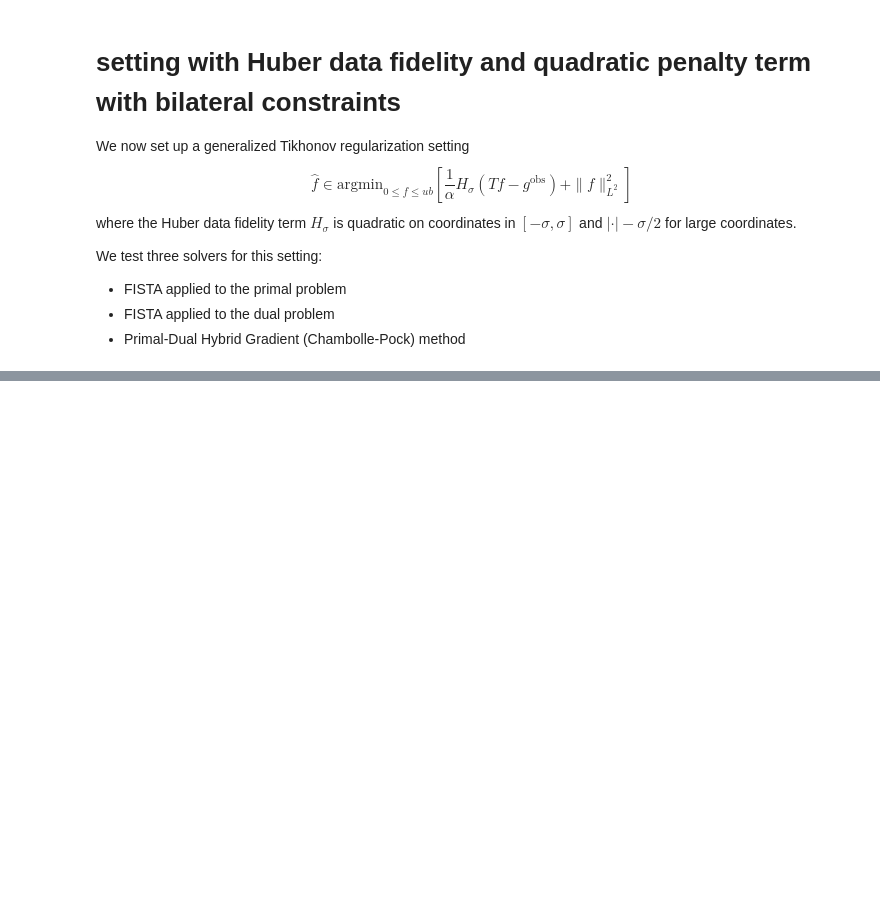
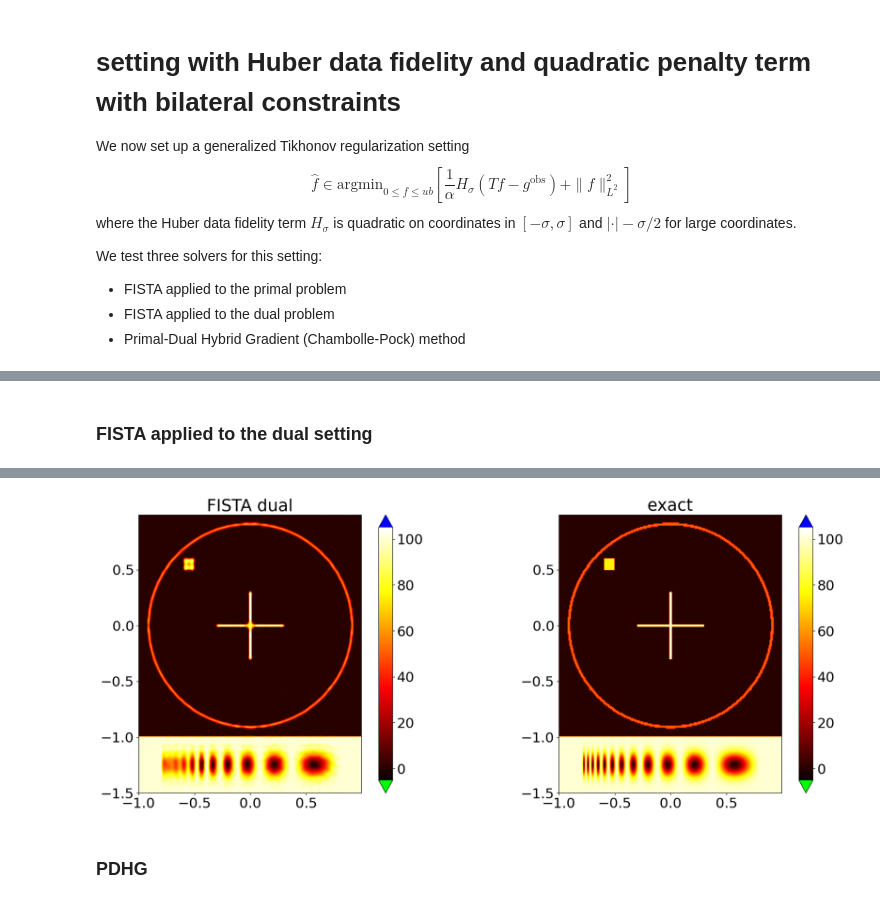
Before and after one commit to regpy/regpy, a Jupyter notebook: examples/deconvolution/impulsive_noise2D.ipynb, the cells around one changed output, grey strips where cells are left out. Drawn from its saved outputs; the diff is of its cells as text; code cells hidden in the pictures; blank space fills up the shorter version.

```diff
--- a/examples/deconvolution/impulsive_noise2D.ipynb
+++ b/examples/deconvolution/impulsive_noise2D.ipynb
@@ -192,0 +222,10 @@ NameError: name 'Sfun' is not defined
+# %% [markdown]
+### FISTA applied to the dual setting
+# %%
+solverFISTA_constr_dual = FISTA(dual_constr_setting,logging_level=logging.DEBUG)
+stop_FISTA_constr_dual=DualityGapStopping(solverFISTA_constr_dual,threshold = 1e-3, max_iter=400,logging_level=logging.INFO)
+pFISTA_constr_dual, Tstar_pFISTA_constr_dual= solverFISTA_constr_dual.run(stoprule=stop_FISTA_constr_dual)
+
+f_FISTA_constr_dual = huber_constr_setting.dualToPrimal(Tstar_pFISTA_constr_dual,argumentIsOperatorImage=True)
+comparison_plot(grid,exact_sol,f_FISTA_constr_dual,title_left='FISTA dual')
+# %% [output]
@@ -192,0 +249,3 @@ NameError: name 'Sfun' is not defined
+[figure, added]
+# %% [markdown]
+### PDHG
```
Also changed, not shown: parts of 18 cells of this notebook, 3 other files.
